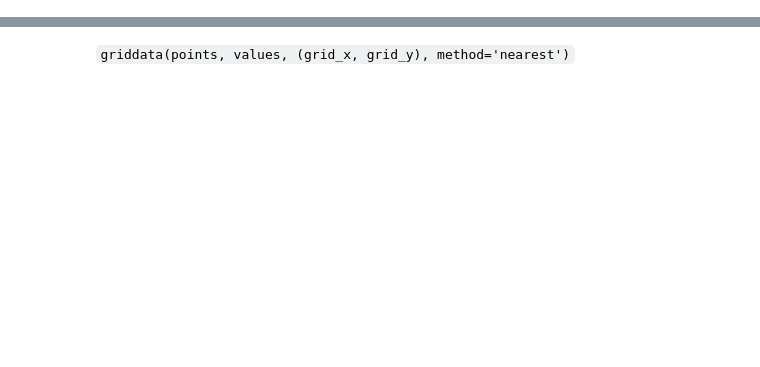
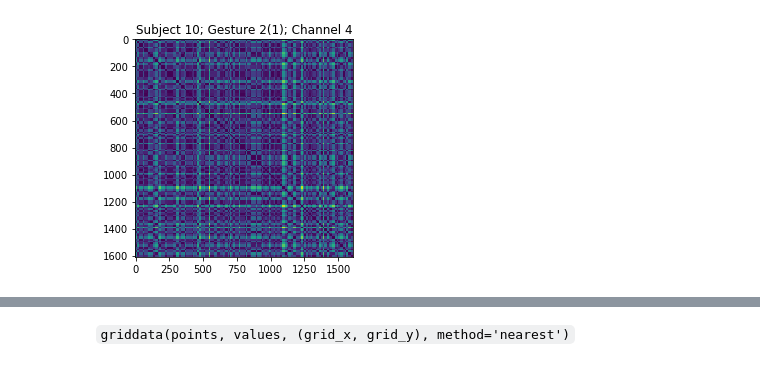
Before and after one commit to samvoisin/TDAforGesturePredictionsEMG, a Jupyter notebook: SNF_dev.ipynb, the cells around one changed output, grey strips where cells are left out. Saved outputs shown, nothing was run; the diff lists cells and outputs as text; code cells hidden in the pictures; blank space fills up the shorter version.

```diff
--- a/SNF_dev.ipynb
+++ b/SNF_dev.ipynb
@@ -64,0 +71,6 @@ plt.show()
+# %%
+plt.imshow(D.array[1, :, :])
+plt.title("Subject 10; Gesture 2(1); Channel 4")
+plt.savefig("./figures/pres_figs/ssm_s10_g21_c4")
+# %% [output]
+[figure, added]
```
Also changed, not shown: parts of 13 cells of this notebook, 1 other file.
